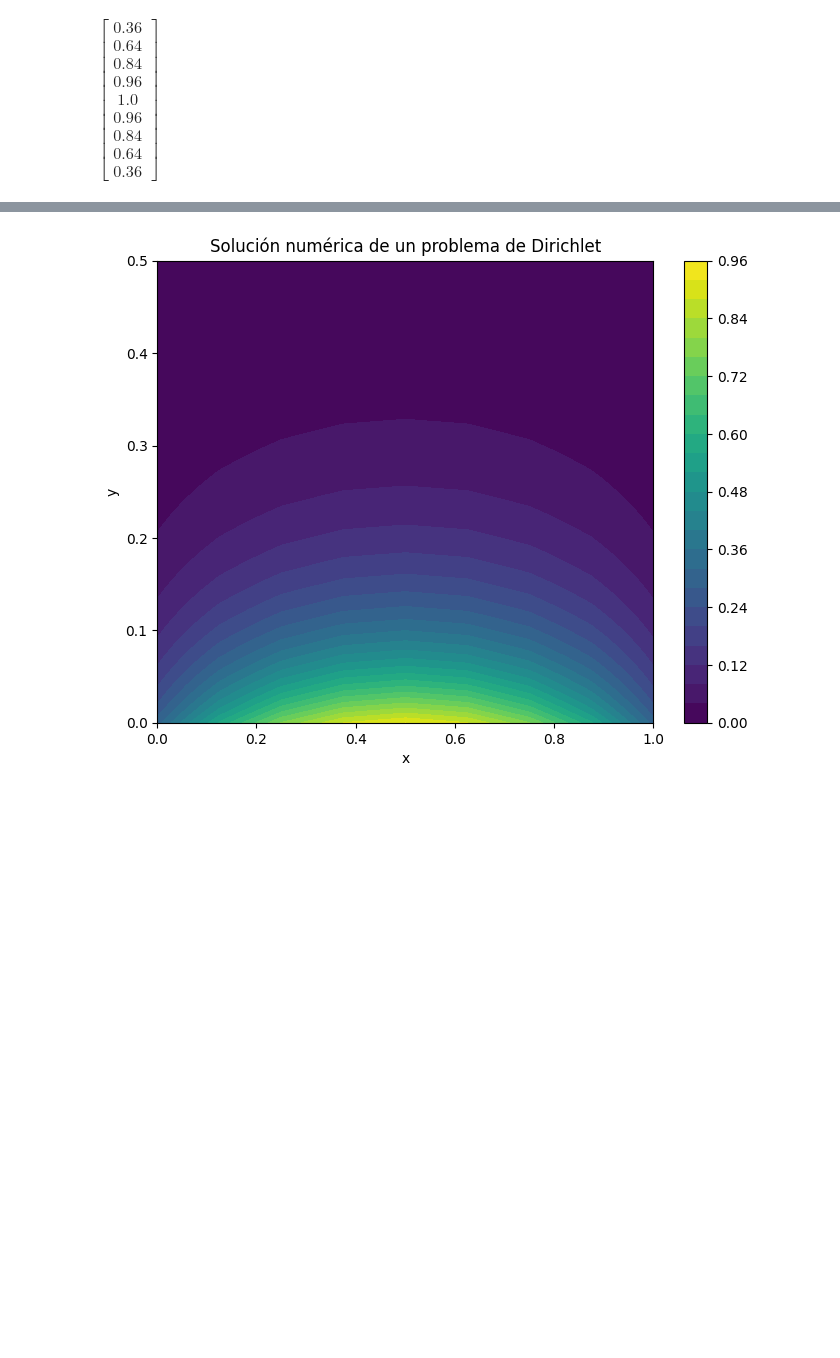
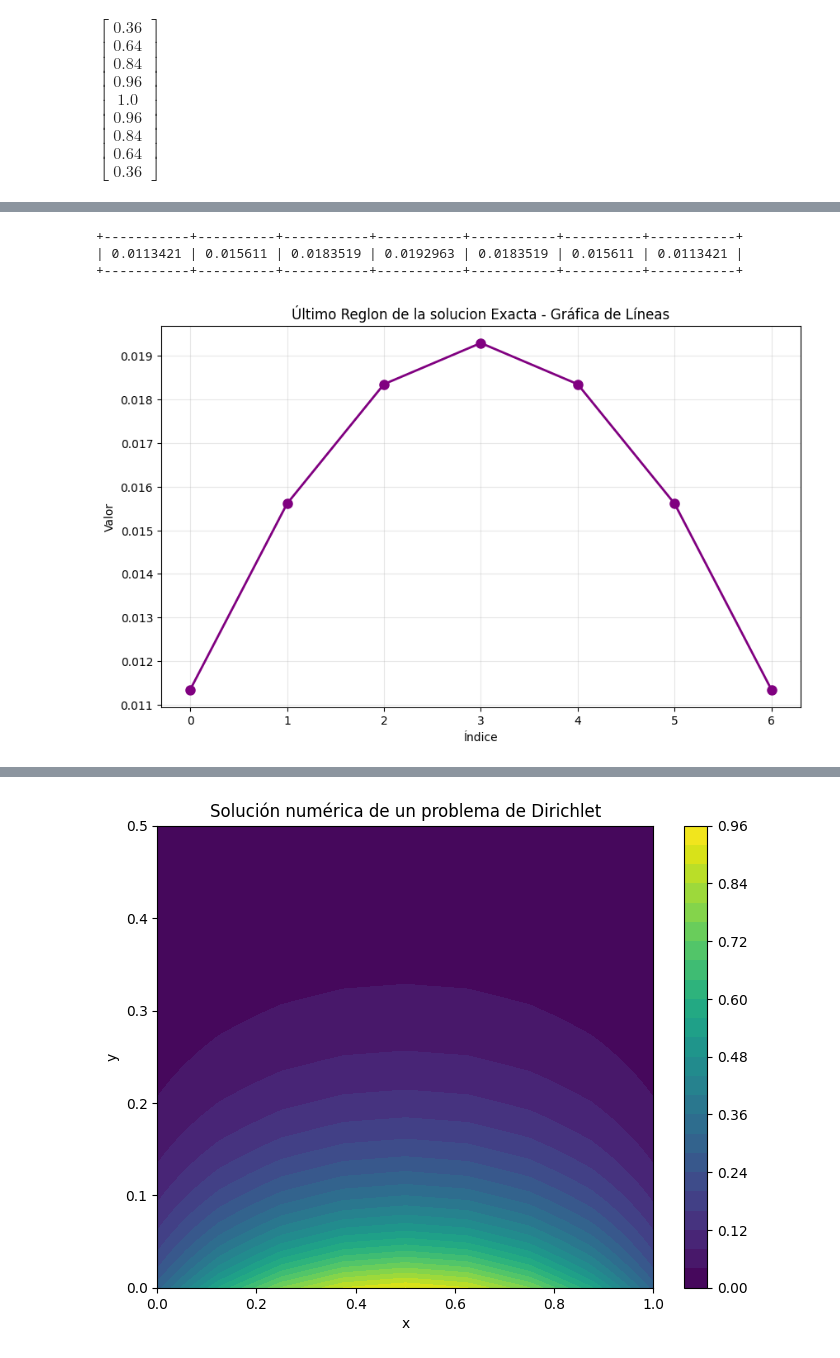
Before and after one commit to PerdomoVergaraFernando/Ecuaciones-Diferenciales-Parciales-2, a Jupyter notebook: Método_de_Crank_Nicolson.ipynb, the cells around one changed output, grey strips where cells are left out. Saved outputs shown, nothing was run; the diff lists cells and outputs as text; code cells hidden in the pictures; blank space fills up the shorter version.

```diff
--- a/Método_de_Crank_Nicolson.ipynb
+++ b/Método_de_Crank_Nicolson.ipynb
@@ -108,0 +130,30 @@ print(tabulate(data, tablefmt = "grid"))
+# %%
+#Parametros
+h = 0.1
+k = 0.01  # Paso de tiempo asumido para j=50 y t=0.1
+num_time_steps = 10  # Número de pasos de tiempo a calcular
+
+# Puntos espaciales desde 0 hasta 1 inclusive
+x = np.linspace(0, 1, int(1/h) + 1)
+
+# Tiempos para los primeros 10 pasos
+times = [i * k for i in range(1, num_time_steps+1)]
+# %%
+def solucion_exacta(x, t, n_terms=50):
+    u = np.zeros_like(x)
+    for n in range(1, n_terms + 1, 2):  # Solo términos impares
+        B_n = 32 / ((n * math.pi) ** 3)
+        term = B_n * np.sin(n * math.pi * x) * np.exp(-(n * math.pi) ** 2 * t)
+        u += term
+    return u
+
+# Calcular la solución exacta para cada tiempo
+data_exacta = []
+for t in times:
+    u_exacta = solucion_exacta(x, t)
+    # Seleccionar solo los puntos de 0.1 a 0.9 (índices 1 a 9)
+    u_exacta_interior = u_exact[1:-1]
+    data_exacta.append(list(u_exacta_interior))
+
+# Imprimir en formato de tabla
+print(tabulate(data_exact, tablefmt="grid"))
@@ -108,0 +178,19 @@ print(tabulate(data, tablefmt = "grid"))
+# %%
+print(tabulate([data_exacta[-1]], tablefmt="grid"))
+# %% [output]
++-----------+----------+-----------+-----------+-----------+----------+-----------+
+| 0.0113421 | 0.015611 | 0.0183519 | 0.0192963 | 0.0183519 | 0.015611 | 0.0113421 |
++-----------+----------+-----------+-----------+-----------+----------+-----------+
+# %%
+ultimo_resultado = data_exacta[-1]
+
+# Crear gráfica
+plt.figure(figsize=(10, 6))
+plt.plot(ultimo_resultado, marker='o', linewidth=2, markersize=8, color="purple")
+plt.title('Último Reglon de la solucion Exacta - Gráfica de Líneas')
+plt.xlabel('Índice')
+plt.ylabel('Valor')
+plt.grid(True, alpha=0.3)
+plt.show()
+# %% [output]
+[figure, added]
```
Also changed, not shown: parts of 8 cells of this notebook.
